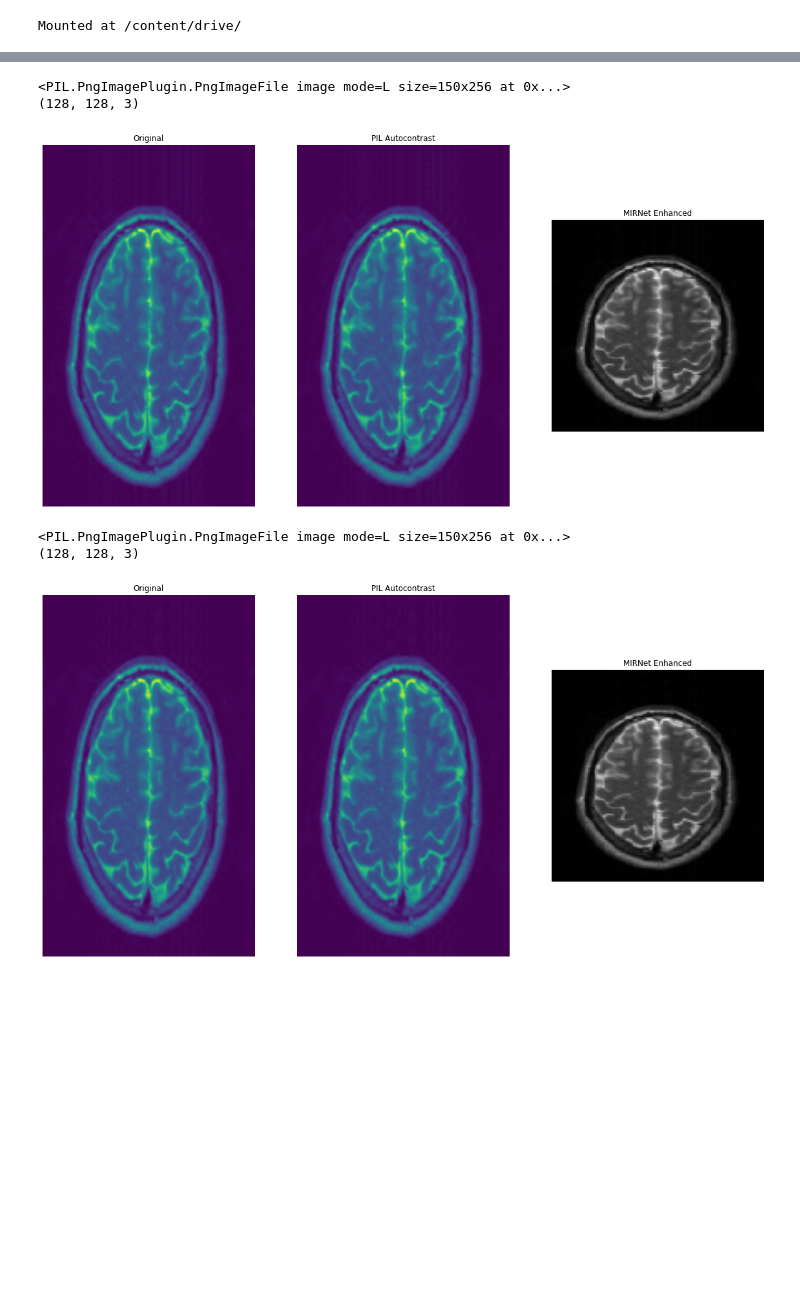
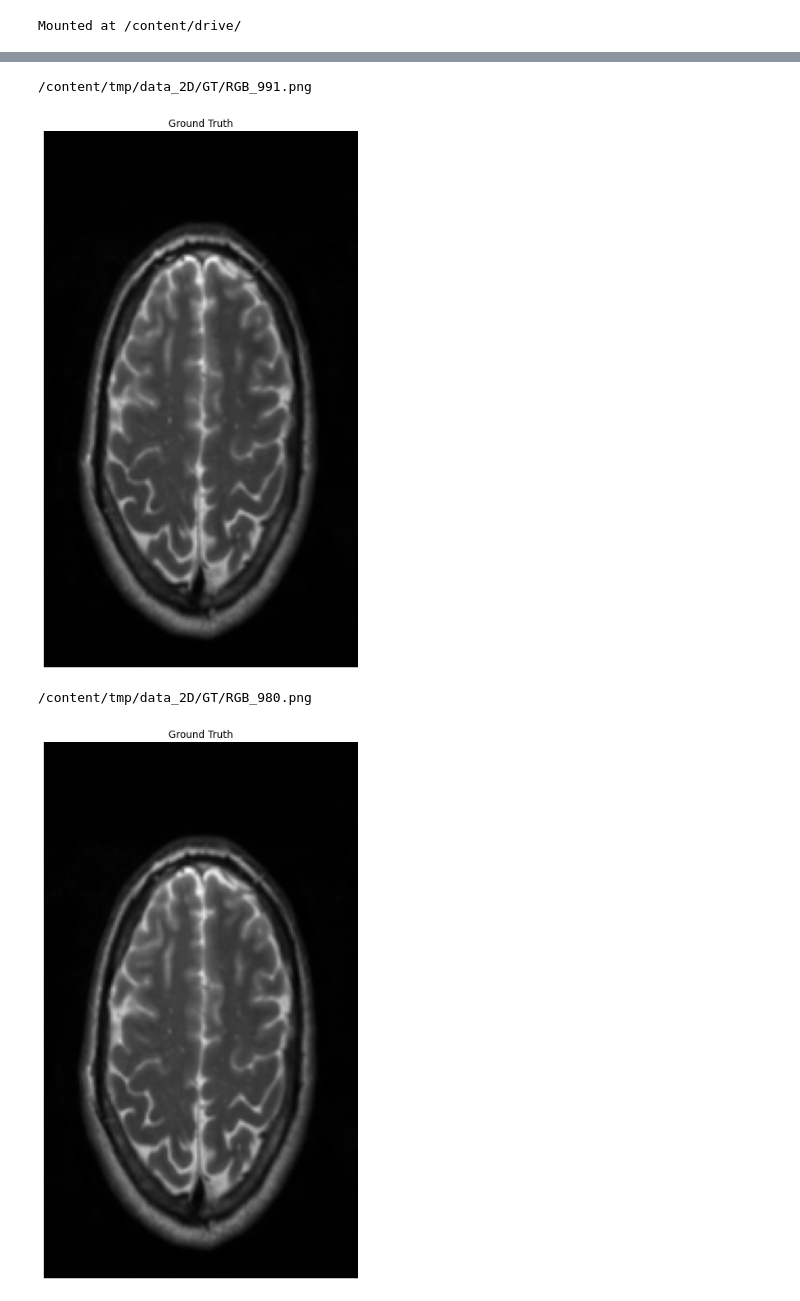
Before and after one commit to nan-hk/-motion-artifacts, a Jupyter notebook: Image_Enhancement_WIth_MIRNet.ipynb, the cells around one changed output, grey strips where cells are left out. Saved outputs shown, nothing was run; the diff lists cells and outputs as text; code cells hidden in the pictures; blank space fills up the shorter version.

```diff
--- a/Image_Enhancement_WIth_MIRNet.ipynb
+++ b/Image_Enhancement_WIth_MIRNet.ipynb
@@ -43,8 +45,10 @@ def nii_to_image(niifile):
 if __name__ == '__main__':
  imgs =['GT/', 'Label/']
 for i in imgs:
- filepath = '/content/tmp/data_3D/'
+ filepath = '/content/tmp/data_3D_more_noise_level/data_3D_more_noise_level/'
  filepath1 = '/content/tmp/data_2D/'
  imgfile = i
  nii_to_image(filepath)
+
+print(i)
 # %% [output]
@@ -329,7 +337,7 @@ model.compile(
 history = model.fit(
     train_dataset,
     validation_data=val_dataset,
-    epochs=5,
+    epochs=50,
     callbacks=[
         keras.callbacks.ReduceLROnPlateau(
             monitor="val_peak_signal_noise_ratio",
@@ -379,7 +394,7 @@ def plot_results(images, titles, figure_size=(12, 12)):
     fig = plt.figure(figsize=figure_size)
     for i in range(len(images)):
         fig.add_subplot(1, len(images), i + 1).set_title(titles[i])
-        _ = plt.imshow(images[i])
+        _ = plt.imshow(images[i], 'gray')
         plt.axis("off")
     plt.show()
 
@@ -402,20 +417,26 @@ def infer(original_image):
     #original_image = Image.fromarray(np.uint8(image.astype(int)))
     return output_image
 # %%
+for gt in random.sample(test_enhanced_images, 6):
+    gt_image = Image.open(gt)
+    print(gt)
+    plot_results(
+        [gt_image],
+        ["Ground Truth"],
+        (12, 12),
+    )
 
-for low_light_image in random.sample(test_low_light_images, 3):
+for low_light_image in random.sample(test_low_light_images, 6):
     original_image = Image.open(low_light_image)
-    print(original_image)
     enhanced_image = infer(low_light_image)
+    print(low_light_image)
     plot_results(
         [original_image, ImageOps.autocontrast(original_image), enhanced_image],
         ["Original", "PIL Autocontrast", "MIRNet Enhanced"],
-        (20, 12),
+        (12, 12),
     )
 # %% [output]
-<PIL.PngImagePlugin.PngImageFile image mode=L size=150x256 at 0x...>
-(128, 128, 3)
+/content/tmp/data_2D/GT/RGB_991.png
-[figure, old version]
+[figure, new version]
-<PIL.PngImagePlugin.PngImageFile image mode=L size=150x256 at 0x...>
-(128, 128, 3)
+/content/tmp/data_2D/GT/RGB_980.png
-[figure, old version]
+[figure, new version]
```
Also changed, not shown: parts of 7 cells of this notebook.
